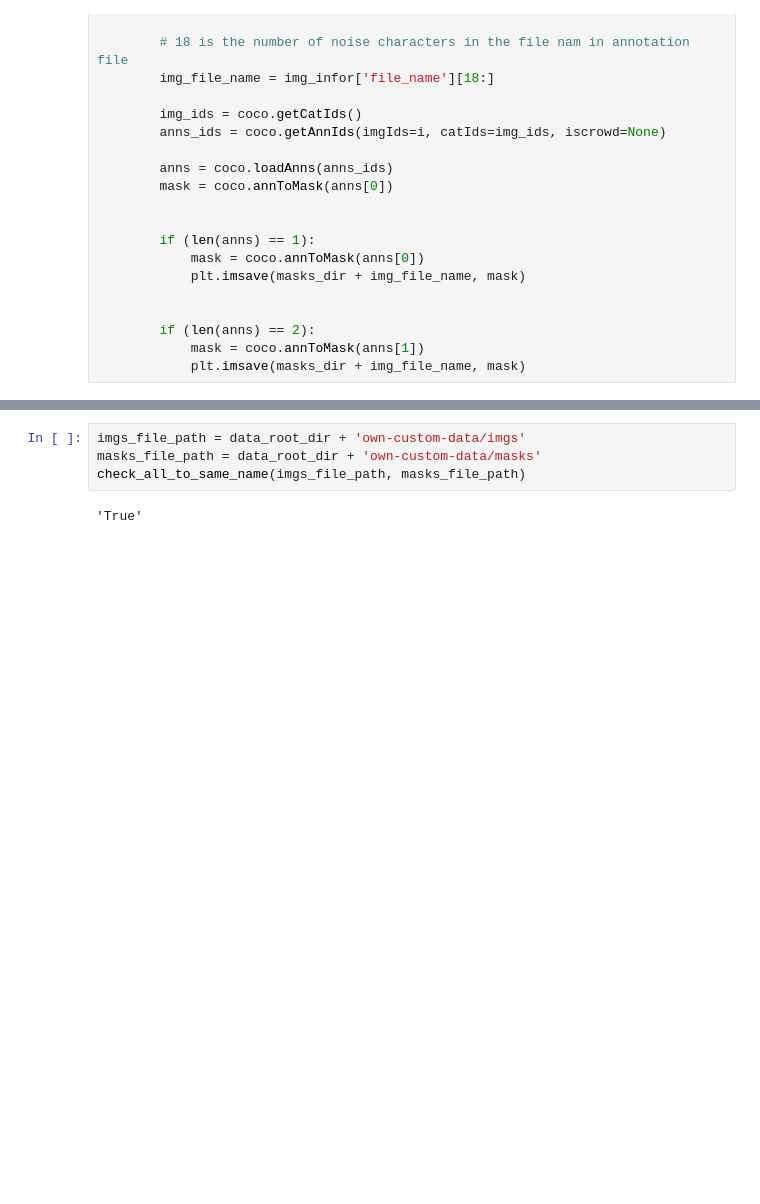
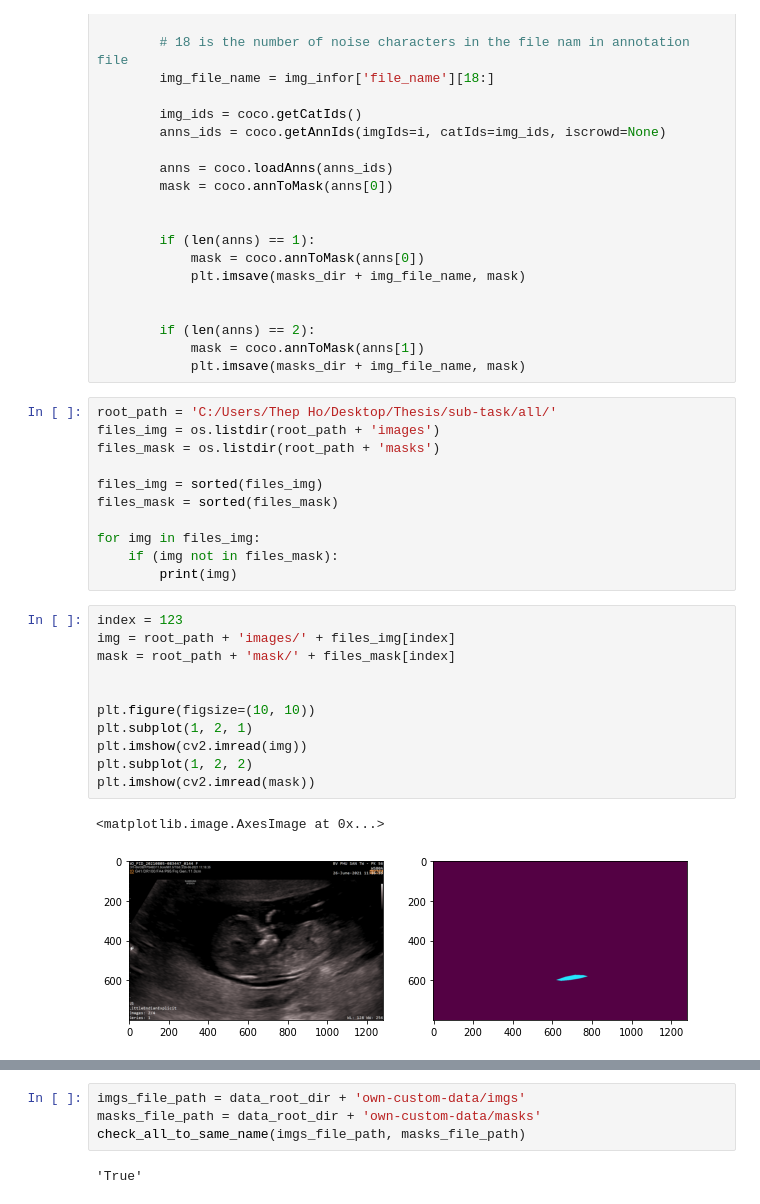
Before and after one commit to thep200/thesis-thepuet-2022, a Jupyter notebook: sub-task/helper.ipynb, the cells around one changed output, grey strips where cells are left out. Drawn from its saved outputs; the diff is of its cells as text; blank space fills up the shorter version.

```diff
--- a/sub-task/helper.ipynb
+++ b/sub-task/helper.ipynb
@@ -41,3 +40,28 @@ def make_masks(annotation_file, masks_dir):
 		if (len(anns) == 2):
 			mask = coco.annToMask(anns[1])
 			plt.imsave(masks_dir + img_file_name, mask)
+# %%
+root_path = 'C:/Users/Thep Ho/Desktop/Thesis/sub-task/all/'
+files_img = os.listdir(root_path + 'images')
+files_mask = os.listdir(root_path + 'masks')
+
+files_img = sorted(files_img)
+files_mask = sorted(files_mask)
+
+for img in files_img:
+    if (img not in files_mask):
+        print(img)
+# %%
+index = 123
+img = root_path + 'images/' + files_img[index]
+mask = root_path + 'mask/' + files_mask[index]
+
+
+plt.figure(figsize=(10, 10))
+plt.subplot(1, 2, 1)
+plt.imshow(cv2.imread(img))
+plt.subplot(1, 2, 2)
+plt.imshow(cv2.imread(mask))
+# %% [output]
+<matplotlib.image.AxesImage at 0x...>
+[figure, added]
```
Also changed, not shown: parts of 4 cells of this notebook, 17 other files.
